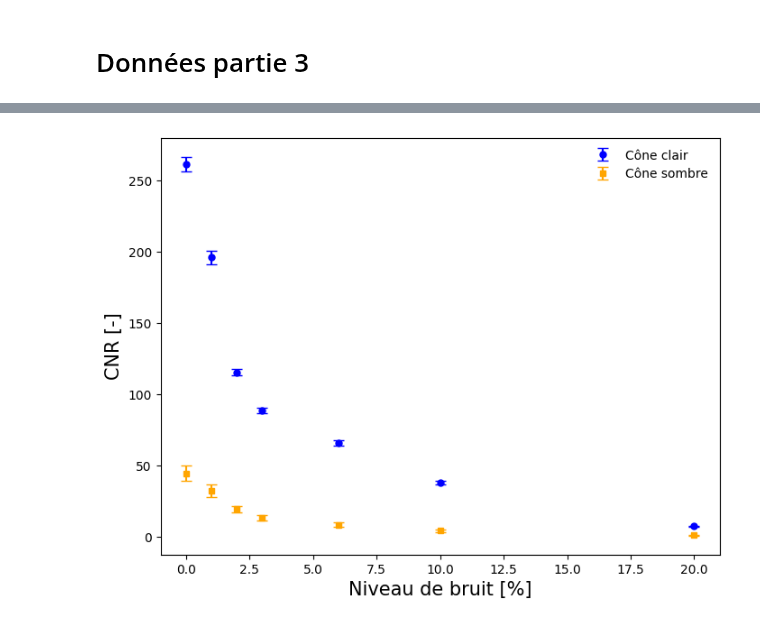
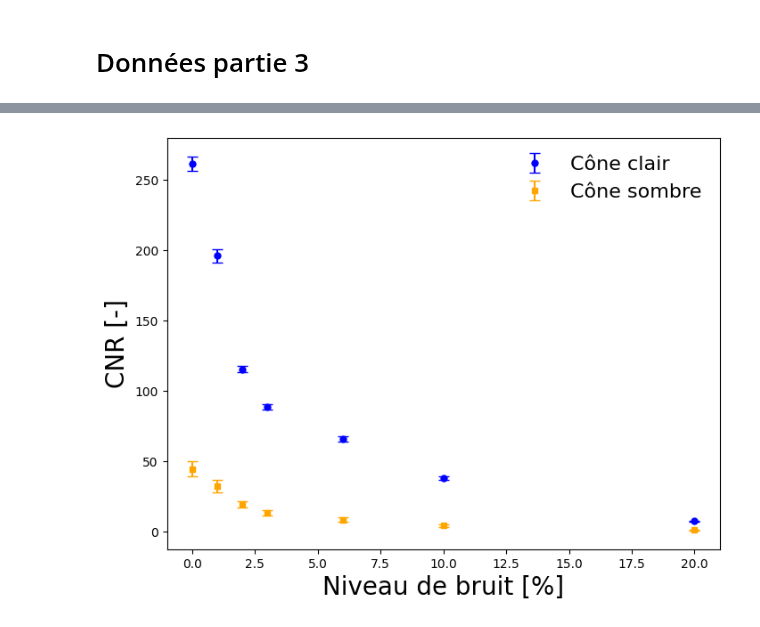
Before and after one commit to felixantoine1/labV_projet, a Jupyter notebook: analyse_partie3.ipynb, the cells around one changed output, grey strips where cells are left out. Saved outputs shown, nothing was run; the diff lists cells and outputs as text; code cells hidden in the pictures.

```diff
--- a/analyse_partie3.ipynb
+++ b/analyse_partie3.ipynb
@@ -198,19 +177,19 @@ for ai, bi, ci, delta_ai in zip(p3b_cone_sombre_mu, p3b_mu_B, p3b_sigma_B, delta
 # %%
 # Graphique 3b
 
 plt.figure(figsize=(8, 6))
 
 plt.errorbar(p3b_bruit, CNR_cone_clair, yerr=erreur_cone_clair, color = 'blue', marker='o', markersize=5, capsize=4, linestyle = '', label='Cône clair')
 plt.errorbar(p3b_bruit, CNR_cone_sombre, yerr=erreur_cone_sombre, color ='orange', marker='s', markersize=5, capsize=4, linestyle = '', label='Cône sombre')
 
 
 
-plt.xlabel("Niveau de bruit [%]",fontsize=15)
-plt.ylabel("CNR [-]", fontsize=15)
-plt.legend(frameon=False)
+plt.xlabel("Niveau de bruit [%]",fontsize=20)
+plt.ylabel("CNR [-]", fontsize=20)
+plt.legend(frameon=False, fontsize=16)
 
 
 
 plt.show()
 # %% [output]
-[figure, old version]
+[figure, new version]
```
Also changed, not shown: parts of 3 cells of this notebook, 4 other files.
